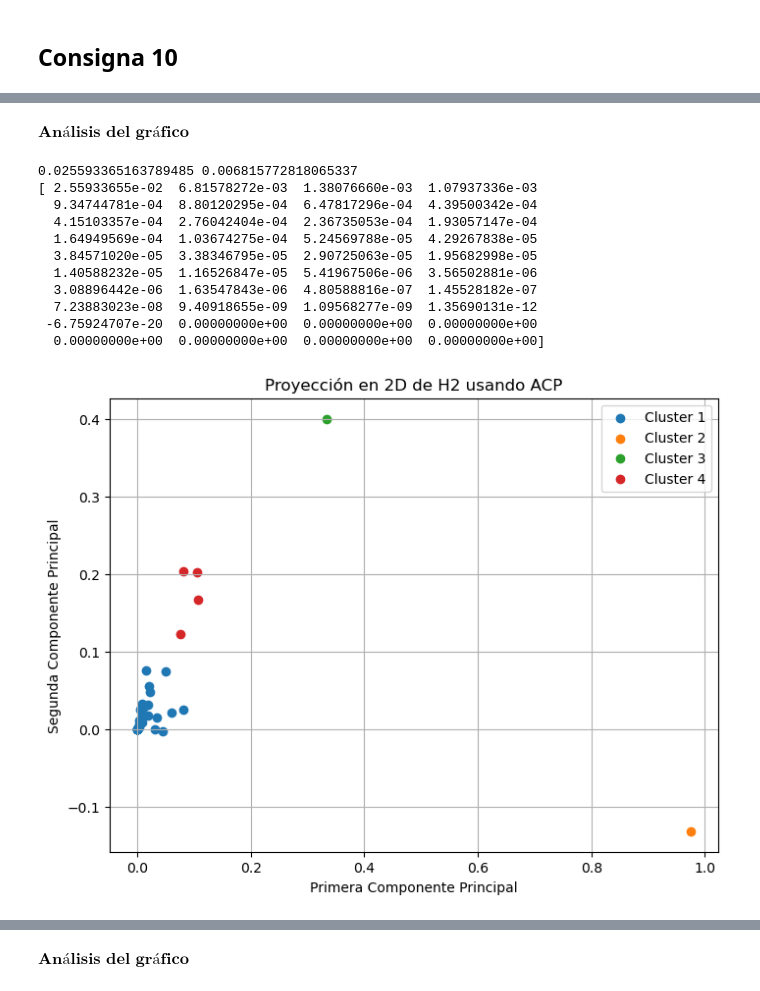
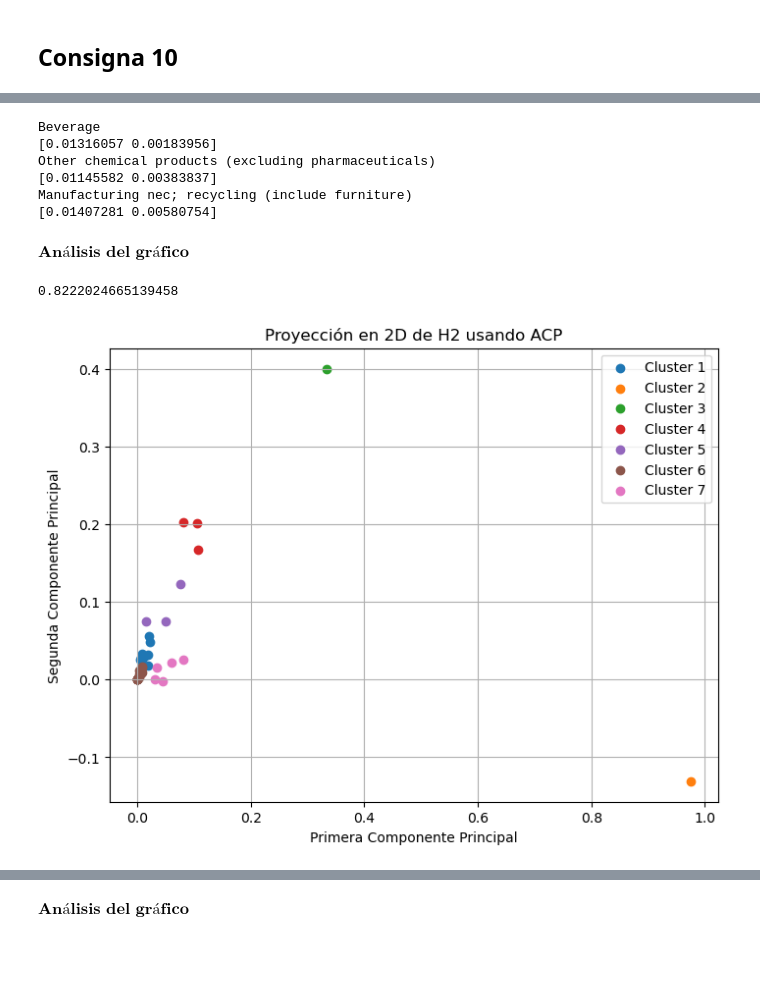
Before and after one commit to IMAbril/Matrices_Insumo-Producto, a Jupyter notebook: notebooks/TP2_resuelto.ipynb, the cells around one changed output, grey strips where cells are left out. Drawn from its saved outputs; the diff is of its cells as text; code cells hidden in the pictures; blank space fills up the shorter version.

```diff
--- a/notebooks/TP2_resuelto.ipynb
+++ b/notebooks/TP2_resuelto.ipynb
@@ -615,21 +603,19 @@ I = np.eye(n)
 e = np.ones((n,1))
 E_n = I - 1/n * e @ e.transpose()
 
-A_rr = H1
-A_rr_normalizada = E_n @ A_rr
 
-C = A_rr_normalizada.transpose() @ A_rr_normalizada / (n-1)
+H1_normalizada = E_n @ H1
+
+C = H1_normalizada.transpose() @ H1_normalizada / (n-1)
 
 # Obtenemos el primer autovector y autovalor
-v1, lambda1 = metodo_potencia_hotelling(C,0.999)
+v1, lambda1 = metodo_potencia_hotelling(C,0.99999999999)
 v1 = v1.reshape(40,1)
 # Calculamos c'
 C_prima = C - lambda1 * v1 @ v1.transpose()
 
 # Obtenemos el segundo autovector y autovalor
-v2, lambda2 = metodo_potencia_hotelling(C_prima,0.999)
-print(lambda1,lambda2)
-print(np.linalg.eigvals(C))
+v2, lambda2 = metodo_potencia_hotelling(C_prima,0.99999999999)
 
 #Proyectamos los datos de H1 en las direcciones dadas por los avecs
 M = np.column_stack((v1,v2))
@@ -637,12 +623,12 @@ M = np.column_stack((v1,v2))
 proyecciones_H1 = (H1) @ M
 
 #Usamos kmeans para visualizar 4 clusters
-kmeans = KMeans(n_clusters=4, random_state=0)
+kmeans = KMeans(n_clusters=7, random_state=0)
 kmeans.fit(proyecciones_H1)
 labels = kmeans.labels_
 
 plt.figure(figsize=(8, 6))
-for cluster in range(4):
+for cluster in range(7):
     plt.scatter(
         proyecciones_H1[labels == cluster, 0],
         proyecciones_H1[labels == cluster, 1],
@@ -690,3 +708,18 @@ Sectores del cluster $4 : $[{'Coke, refined petroleum and nuclear fuel': 22.7642
+# %%
+cluster_indices = {i: np.where(labels == i)[0] for i in range(8)}
+#for sector in cluster_indices
+
+for fila in cluster_indices[3]:
+    fila_original = Z[fila]
+    print(p1_df_sectores.iloc[fila_original]["Sector"])
+    print(matriz[fila])
+# %% [output]
+Beverage
+[0.01316057 0.00183956]
+Other chemical products (excluding pharmaceuticals)
+[0.01145582 0.00383837]
+Manufacturing nec; recycling (include furniture)
+[0.01407281 0.00580754]
 # %% [markdown]
 $\textbf{Análisis del gráfico}$
 # %%
@@ -703,58 +736,49 @@ I = np.eye(n)
 e = np.ones((n,1))
 E_n = I - 1/n * e @ e.transpose()
 
-A_rr = H2
-A_rr_normalizada = E_n @ A_rr
+H2_normalizada = E_n @ H2
 
-C = A_rr_normalizada.transpose() @ A_rr_normalizada / (n-1)
+C = H2_normalizada.transpose() @ H2_normalizada / (n-1)
 
 # Obtenemos el primer autovector y autovalor
 v1, lambda1 = metodo_potencia_hotelling(C,0.999)
 v1 = v1.reshape(40,1)
 # Calculamos c'
 C_prima = C - lambda1 * v1 @ v1.transpose()
 
 # Obtenemos el segundo autovector y autovalor
 v2, lambda2 = metodo_potencia_hotelling(C_prima,0.99)
-print(lambda1,lambda2)
-print(np.linalg.eigvals(C))
 
-#Proyectamos los datos de H1 en las direcciones dadas por los avecs
+autovalores, autovectores = np.linalg.eig(C)
+varianza = (autovalores[0] + autovalores[1]) / np.sum(autovalores)
+print(varianza)
+
+#Proyectamos los datos de H2 en las direcciones dadas por los avecs
 M = np.column_stack((v1,v2))
 
 proyecciones_H2 = H2 @ M
 
 #Usamos kmeans para visualizar 2 clusters
-kmeans = KMeans(n_clusters=4, random_state=0)
+kmeans = KMeans(n_clusters=7, random_state=0)
 kmeans.fit(proyecciones_H2)
 labels = kmeans.labels_
 
 plt.figure(figsize=(8, 6))
-for cluster in range(4):
+for cluster in range(7):
     plt.scatter(
         proyecciones_H2[labels == cluster, 0],
         proyecciones_H2[labels == cluster, 1],
         label=f'Cluster {cluster+1}'
     )
 
 plt.title('Proyección en 2D de H2 usando ACP')
 plt.xlabel('Primera Componente Principal')
 plt.ylabel('Segunda Componente Principal')
 plt.legend()
 plt.grid(True)
 plt.show()
 # %% [output]
-0.025593365163789485 0.006815772818065337
-[ 2.55933655e-02  6.81578272e-03  1.38076660e-03  1.07937336e-03
-  9.34744781e-04  8.80120295e-04  6.47817296e-04  4.39500342e-04
-  4.15103357e-04  2.76042404e-04  2.36735053e-04  1.93057147e-04
-  1.64949569e-04  1.03674275e-04  5.24569788e-05  4.29267838e-05
-  3.84571020e-05  3.38346795e-05  2.90725063e-05  1.95682998e-05
-  1.40588232e-05  1.16526847e-05  5.41967506e-06  3.56502881e-06
-  3.08896442e-06  1.63547843e-06  4.80588816e-07  1.45528182e-07
-  7.23883023e-08  9.40918655e-09  1.09568277e-09  1.35690131e-12
- -6.75924707e-20  0.00000000e+00  0.00000000e+00  0.00000000e+00
-  0.00000000e+00  0.00000000e+00  0.00000000e+00  0.00000000e+00]
+0.8222024665139458
-[figure, old version]
+[figure, new version]
 # %%
 # Obtenemos a que cluster pertenece cada fila
```
Also changed, not shown: parts of 18 cells of this notebook.
